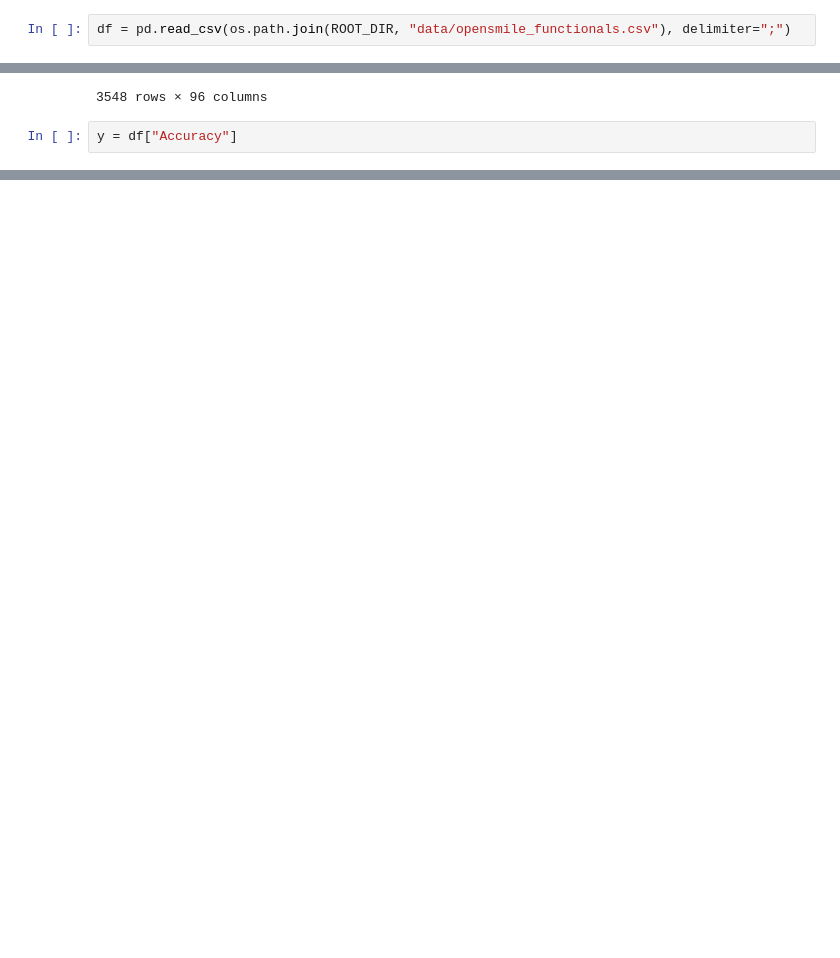
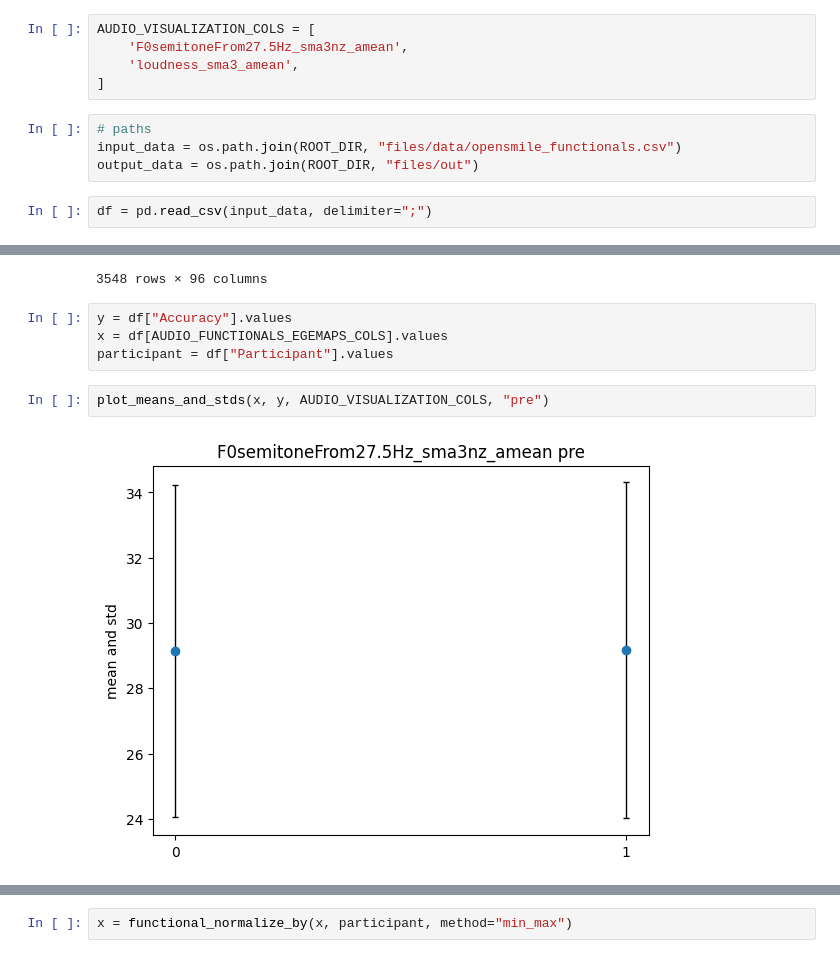
Before and after one commit to timlac/eyewitness-testimony-clf, a Jupyter notebook: notebooks/svm_functionals.ipynb, the cells around one changed output, grey strips where cells are left out. Saved outputs shown, nothing was run; the diff lists cells and outputs as text; blank space fills up the shorter version.

```diff
--- a/notebooks/svm_functionals.ipynb
+++ b/notebooks/svm_functionals.ipynb
@@ -12,5 +19,14 @@ from config import ROOT_DIR, AUDIO_FUNCTIONALS_EGEMAPS_COLS
+# %%
+AUDIO_VISUALIZATION_COLS = [
+    'F0semitoneFrom27.5Hz_sma3nz_amean',
+    'loudness_sma3_amean',
+]
 # %%
-df = pd.read_csv(os.path.join(ROOT_DIR, "data/opensmile_functionals.csv"), delimiter=";")
+# paths
+input_data = os.path.join(ROOT_DIR, "files/data/opensmile_functionals.csv")
+output_data = os.path.join(ROOT_DIR, "files/out")
+# %%
+df = pd.read_csv(input_data, delimiter=";")
 # %%
 df
 # %% [output]
@@ -28,4 +44,10 @@ df
 | 3547 | 3548 | 'S2_w09_t1_s09.wav' | 9 | 9 | 1 | 100.0 | 2.0 | ... |
 3548 rows × 96 columns
 # %%
-y = df["Accuracy"]
+y = df["Accuracy"].values
+x = df[AUDIO_FUNCTIONALS_EGEMAPS_COLS].values
+participant = df["Participant"].values
+# %%
+plot_means_and_stds(x, y, AUDIO_VISUALIZATION_COLS, "pre")
+# %% [output]
+[figure, added]
@@ -31,0 +55,2 @@ y = df["Accuracy"]
+# %%
+x = functional_normalize_by(x, participant, method="min_max")
```
Also changed, not shown: parts of 9 cells of this notebook, 2 other files.
